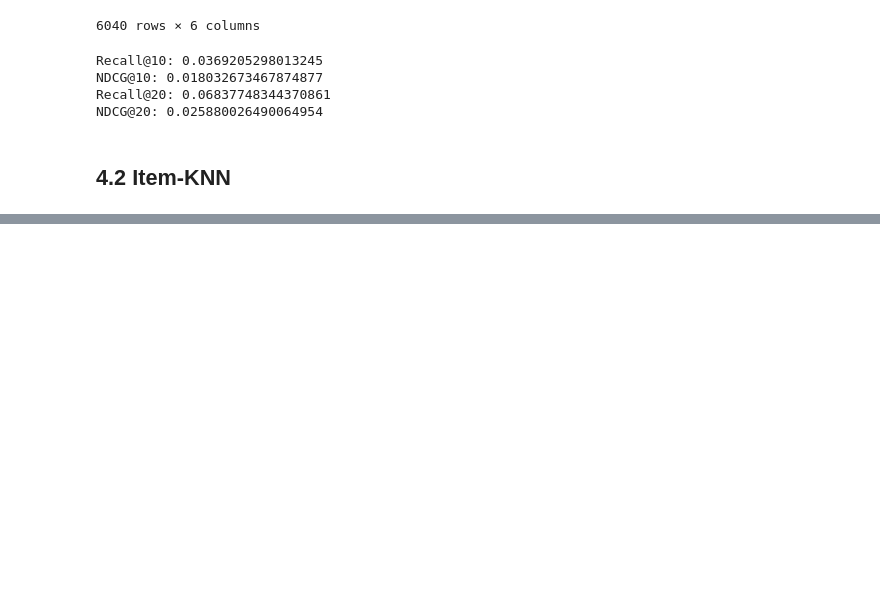
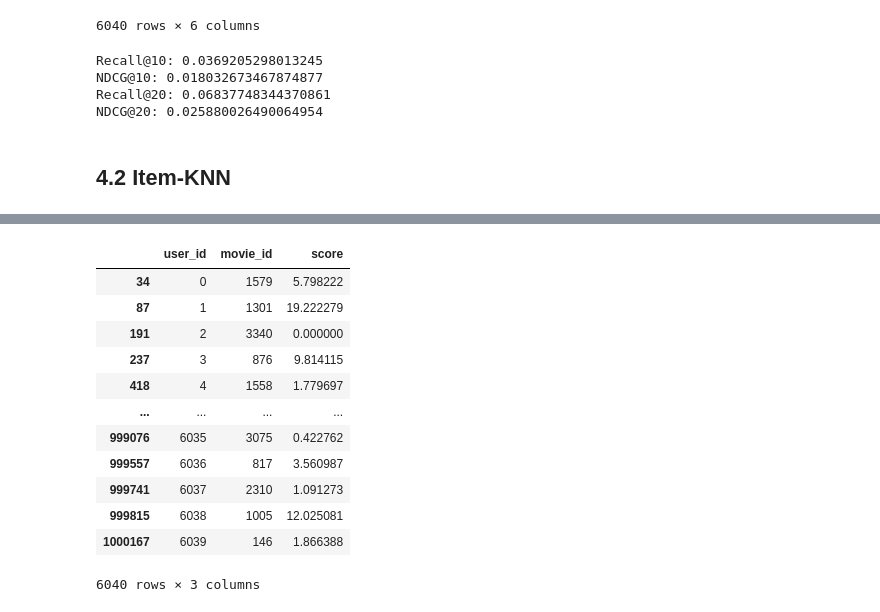
Before and after one commit to alvinnnnnnnnnn/RecSys-Algorithm-Ladder, a Jupyter notebook: script.ipynb, the cells around one changed output, grey strips where cells are left out. Saved outputs shown, nothing was run; the diff lists cells and outputs as text; code cells hidden in the pictures; blank space fills up the shorter version.

```diff
--- a/script.ipynb
+++ b/script.ipynb
@@ -442,0 +462,9 @@ NDCG@20: 0.025880026490064954
+# %%
+# turn raw counts into similarity score, as raw count only shows
+# the number of people who watched both movies, but does not take into account
+# audience size. also need to apply a shrinkage factor, so that movies watched
+# only by 1 person dont have a perfect score (due to the math of cosine similarity)
+
+co_noself = co.copy()
+np.fill_diagonal(co_noself, 0)
+print(co_noself[:10, :10])
@@ -442,0 +600,26 @@ NDCG@20: 0.025880026490064954
+# %%
+knn_scores_df = val_df.copy()
+
+val_scores = []
+for _, row in val_df.iterrows():
+    u = row["user_id"]
+    i = row["movie_id"]
+    val_scores.append(scores[u, i])
+
+knn_scores_df["score"] = val_scores
+knn_scores_df = knn_scores_df[["user_id", "movie_id", "score"]]
+knn_scores_df
+# %% [output]
+|  | user_id | movie_id | score |
+| 34 | 0 | 1579 | 5.798222 |
+| 87 | 1 | 1301 | 19.222279 |
+| 191 | 2 | 3340 | 0.000000 |
+| 237 | 3 | 876 | 9.814115 |
+| 418 | 4 | 1558 | 1.779697 |
+| ... | ... | ... | ... |
+| 999076 | 6035 | 3075 | 0.422762 |
+| 999557 | 6036 | 817 | 3.560987 |
+| 999741 | 6037 | 2310 | 1.091273 |
+| 999815 | 6038 | 1005 | 12.025081 |
+| 1000167 | 6039 | 146 | 1.866388 |
+6040 rows × 3 columns
```
Also changed, not shown: parts of 17 cells of this notebook, 1 other file.
